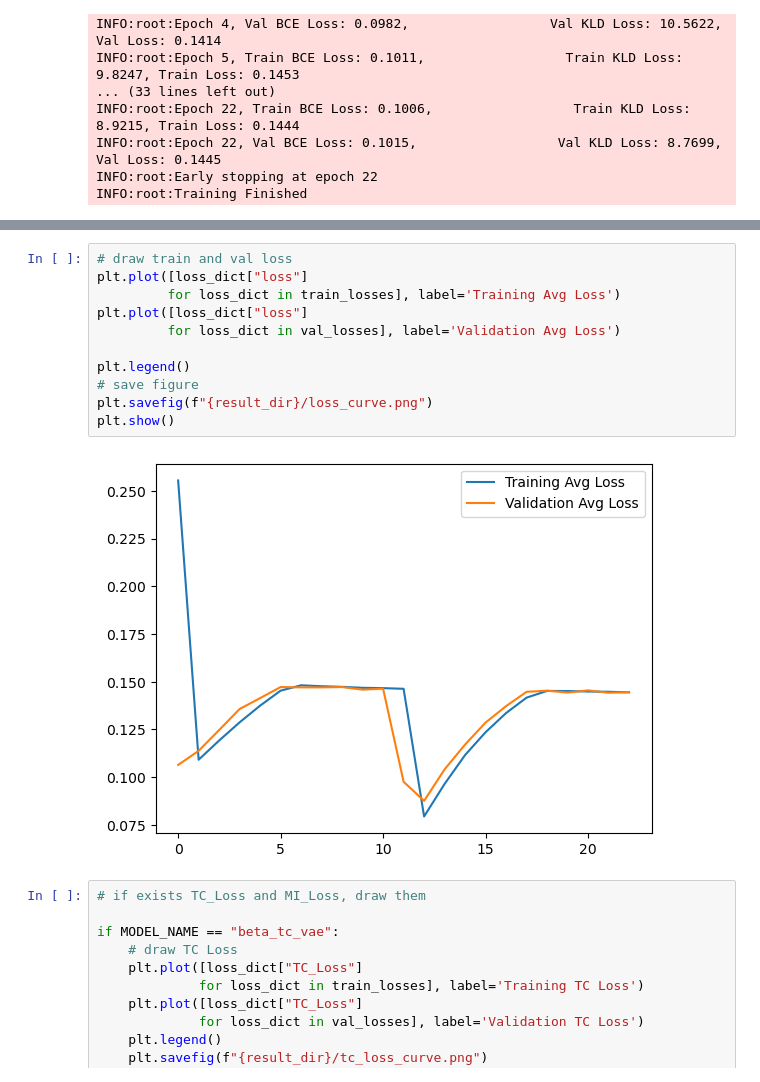
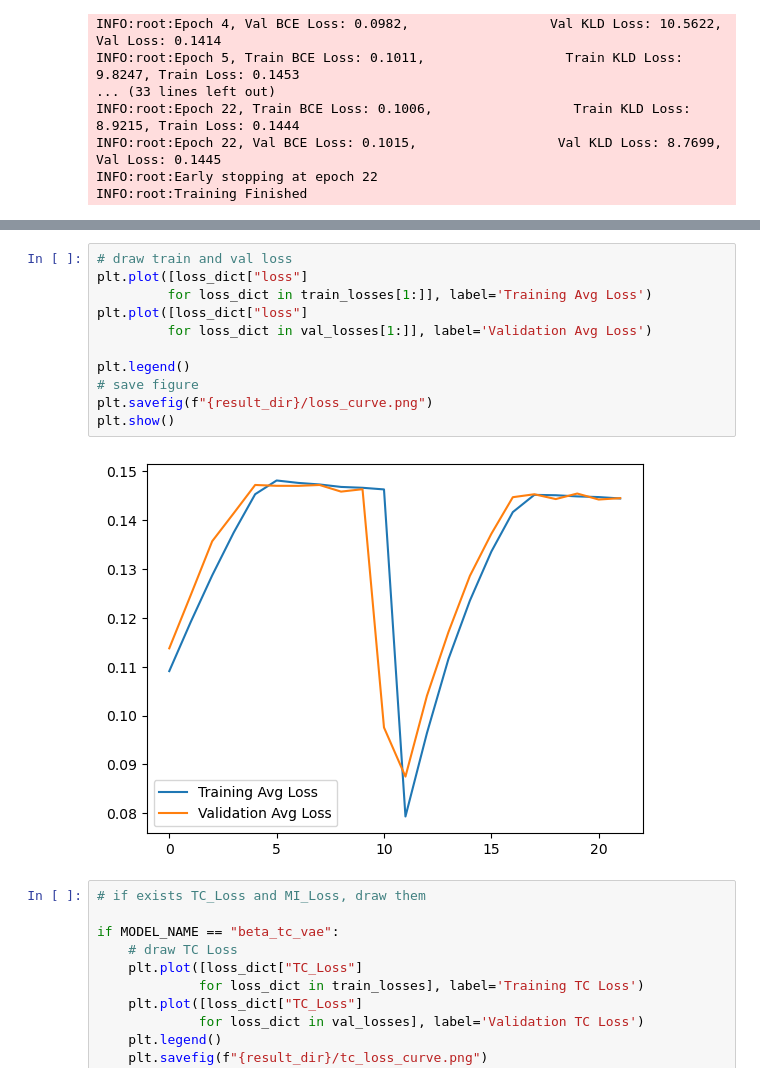
Before and after one commit to Horizon-42/variation_autoencoder, a Jupyter notebook: vae_on_celebs_train.ipynb, the cells around one changed output, grey strips where cells are left out. Drawn from its saved outputs; the diff is of its cells as text.

```diff
--- a/vae_on_celebs_train.ipynb
+++ b/vae_on_celebs_train.ipynb
@@ -449,16 +449,16 @@ plt.show()
 # %%
 # draw train and val loss
 plt.plot([loss_dict["loss"]
-         for loss_dict in train_losses], label='Training Avg Loss')
+         for loss_dict in train_losses[1:]], label='Training Avg Loss')
 plt.plot([loss_dict["loss"]
-         for loss_dict in val_losses], label='Validation Avg Loss')
+         for loss_dict in val_losses[1:]], label='Validation Avg Loss')
 
 plt.legend()
 # save figure
 plt.savefig(f"{result_dir}/loss_curve.png")
 plt.show()
 # %% [output]
-[figure, old version]
+[figure, new version]
 # %%
 # if exists TC_Loss and MI_Loss, draw them
 
```
Also changed, not shown: parts of 3 cells of this notebook.
